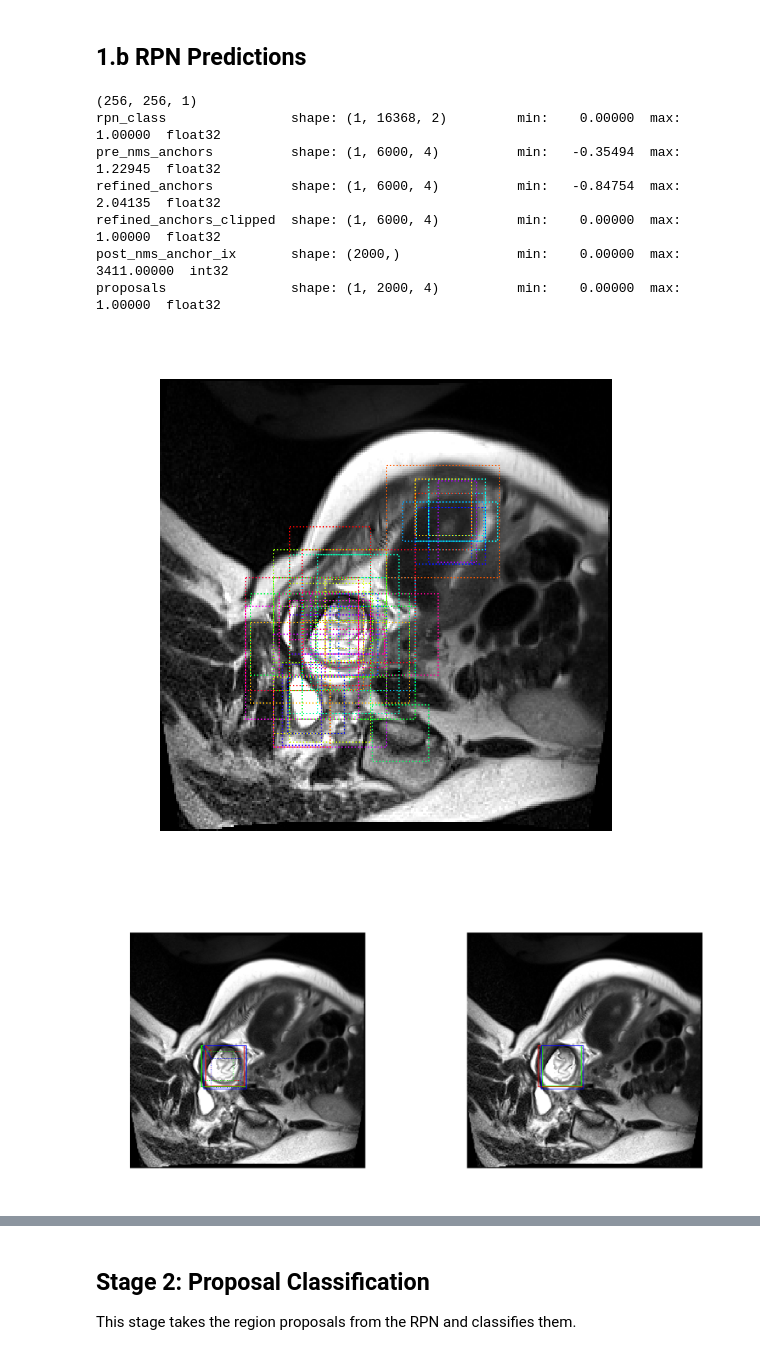
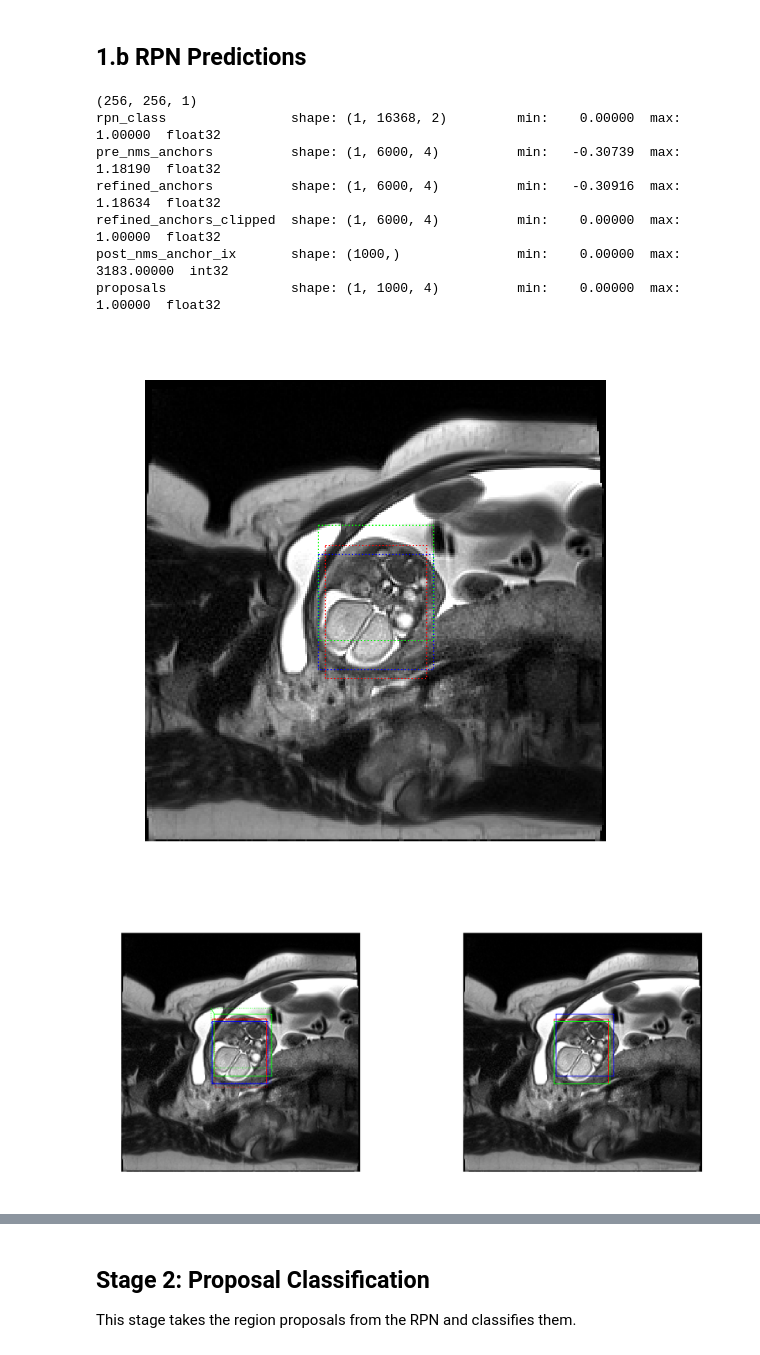
Before and after one commit to FNNDSC/fetal-brain-segmentation, a Jupyter notebook: models/mask_rcnn/model_exploration.ipynb, the cells around one changed output, grey strips where cells are left out. Drawn from its saved outputs; the diff is of its cells as text; code cells hidden in the pictures.

```diff
--- a/models/mask_rcnn/model_exploration.ipynb
+++ b/models/mask_rcnn/model_exploration.ipynb
@@ -30,7 +30,7 @@ from mrcnn.model import log
 
 # Directory to save logs and trained model
 MODEL_DIR = os.path.join(ROOT_DIR, "logs")
-model_path = 'mask_rcnn/fbs_resnet50_da_tf_nominimask_1channel20190319T1724/mask_rcnn_fbs_resnet50_da_tf_nominimask_1channel_0070.h5'
+model_path = 'mask_rcnn/kfold/fbm_resnet50_wl_25_56_10k_0_20190604T1703/mask_rcnn_fbm_resnet50_wl_25_56_10k_0__0010.h5'
 
 WEIGHT_PATH = os.path.join(MODEL_DIR, model_path)
 
@@ -281,18 +284,18 @@ rpn = model.run_graph(o_image[np.newaxis], [
 # %% [output]
 (256, 256, 1)
 rpn_class                shape: (1, 16368, 2)         min:    0.00000  max:    1.00000  float32
-pre_nms_anchors          shape: (1, 6000, 4)          min:   -0.35494  max:    1.22945  float32
-refined_anchors          shape: (1, 6000, 4)          min:   -0.84754  max:    2.04135  float32
+pre_nms_anchors          shape: (1, 6000, 4)          min:   -0.30739  max:    1.18190  float32
+refined_anchors          shape: (1, 6000, 4)          min:   -0.30916  max:    1.18634  float32
 refined_anchors_clipped  shape: (1, 6000, 4)          min:    0.00000  max:    1.00000  float32
-post_nms_anchor_ix       shape: (2000,)               min:    0.00000  max: 3411.00000  int32
-proposals                shape: (1, 2000, 4)          min:    0.00000  max:    1.00000  float32
+post_nms_anchor_ix       shape: (1000,)               min:    0.00000  max: 3183.00000  int32
+proposals                shape: (1, 1000, 4)          min:    0.00000  max:    1.00000  float32
 # %%
 # Show top anchors by score (before refinement)
-limit = 50
+limit = 3
 sorted_anchor_ids = np.argsort(rpn['rpn_class'][:,:,1].flatten())[::-1]
 visualize.draw_boxes(image, boxes=anchors[sorted_anchor_ids[:limit]], ax=get_ax())
 # %% [output]
-[figure, old version]
+[figure, new version]
 # %%
 # Show top anchors with refinement. Then with clipping to image boundaries
 limit = 3
@@ -304,7 +307,7 @@ visualize.draw_boxes(image, boxes=pre_nms_anchors[:limit],
                      refined_boxes=refined_anchors[:limit], ax=ax[0])
 visualize.draw_boxes(image, refined_boxes=refined_anchors_clipped[:limit], ax=ax[1])
 # %% [output]
-[figure, old version]
+[figure, new version]
 # %%
 # Show refined anchors after non-max suppression
 limit = 3
```
Also changed, not shown: parts of 30 cells of this notebook, 8 other files.
